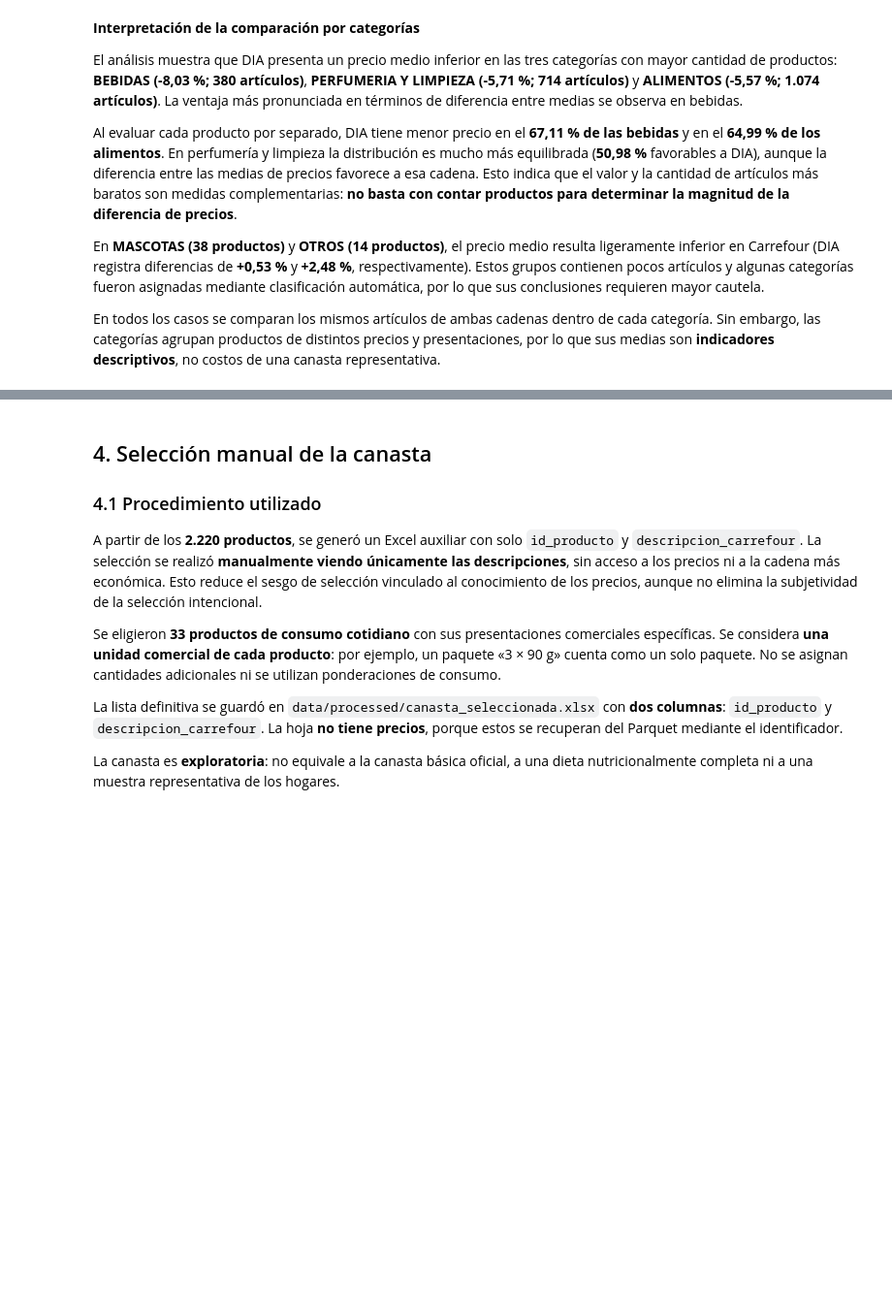
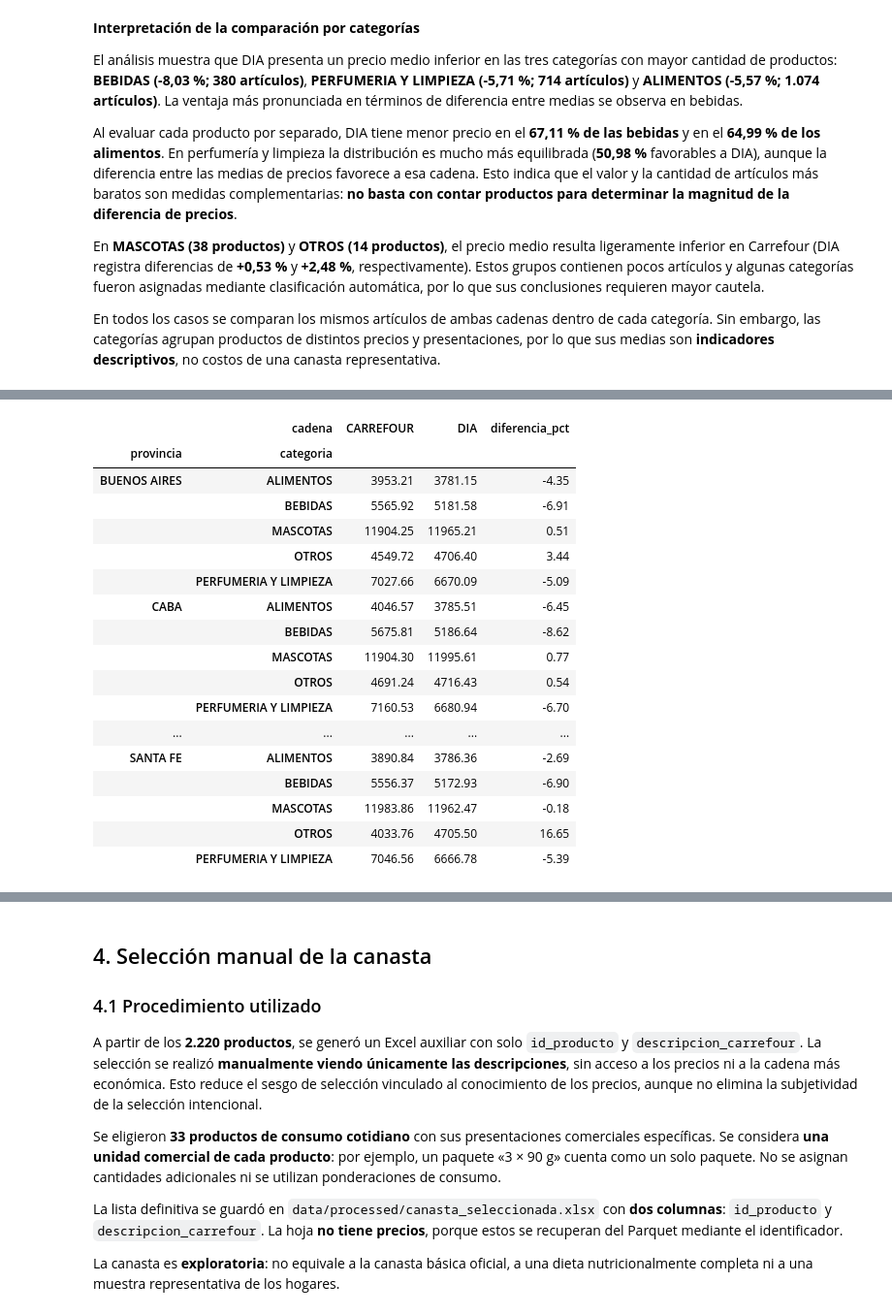
Before and after one commit to NestorRev/analisis-precios-nlp-sepa, a Jupyter notebook: notebooks/06_canasta_comparable_conclusiones.ipynb, the cells around one changed output, grey strips where cells are left out. Shown at 97% size. Saved outputs shown, nothing was run; the diff lists cells and outputs as text; code cells hidden in the pictures; blank space fills up the shorter version.

```diff
--- a/notebooks/06_canasta_comparable_conclusiones.ipynb
+++ b/notebooks/06_canasta_comparable_conclusiones.ipynb
@@ -210,0 +225,41 @@ En todos los casos se comparan los mismos artículos de ambas cadenas dentro de
+# %%
+# Precios provinciales obtenidos en la Etapa 3
+df_precios_categorias = pd.read_parquet('../data/processed/precios_producto_provincia_7.parquet')
+df_precios_categorias['id_producto'] = df_precios_categorias['id_producto'].astype('string')
+
+# Incorporamos las categorías de la Etapa 5
+df_categorias_prov = df_precios_categorias.merge(
+    df_productos[['id_producto', 'categoria']].assign(
+        id_producto=lambda df: df['id_producto'].astype('string')
+    ), on='id_producto', how='inner', validate='many_to_one')
+
+# Verificamos que estén los 2.220 productos en ambas cadenas y siete provincias
+assert len(df_categorias_prov) == 2220 * 7 * 2
+assert df_categorias_prov['categoria'].notna().all()
+
+# Precio medio por provincia, categoría y cadena
+df_resumen_categorias_prov = (df_categorias_prov.groupby(['provincia', 'categoria', 'cadena'])['precio_efectivo_medio'].mean().unstack('cadena'))
+
+# Diferencia porcentual DIA respecto de Carrefour
+df_resumen_categorias_prov['diferencia_pct'] = ((df_resumen_categorias_prov['DIA'] - df_resumen_categorias_prov['CARREFOUR'])/ df_resumen_categorias_prov['CARREFOUR'] * 100)
+
+display(df_resumen_categorias_prov.round(2))
+# %% [output]
+|  | cadena | CARREFOUR | DIA | diferencia_pct |
+| provincia | categoria |  |  |  |
+| BUENOS AIRES | ALIMENTOS | 3953.21 | 3781.15 | -4.35 |
+|  | BEBIDAS | 5565.92 | 5181.58 | -6.91 |
+|  | MASCOTAS | 11904.25 | 11965.21 | 0.51 |
+|  | OTROS | 4549.72 | 4706.40 | 3.44 |
+|  | PERFUMERIA Y LIMPIEZA | 7027.66 | 6670.09 | -5.09 |
+| CABA | ALIMENTOS | 4046.57 | 3785.51 | -6.45 |
+|  | BEBIDAS | 5675.81 | 5186.64 | -8.62 |
+|  | MASCOTAS | 11904.30 | 11995.61 | 0.77 |
+|  | OTROS | 4691.24 | 4716.43 | 0.54 |
+|  | PERFUMERIA Y LIMPIEZA | 7160.53 | 6680.94 | -6.70 |
+| ... | ... | ... | ... | ... |
+| SANTA FE | ALIMENTOS | 3890.84 | 3786.36 | -2.69 |
+|  | BEBIDAS | 5556.37 | 5172.93 | -6.90 |
+|  | MASCOTAS | 11983.86 | 11962.47 | -0.18 |
+|  | OTROS | 4033.76 | 4705.50 | 16.65 |
+|  | PERFUMERIA Y LIMPIEZA | 7046.56 | 6666.78 | -5.39 |
```
Also changed, not shown: parts of 5 cells of this notebook, 2 other files.
